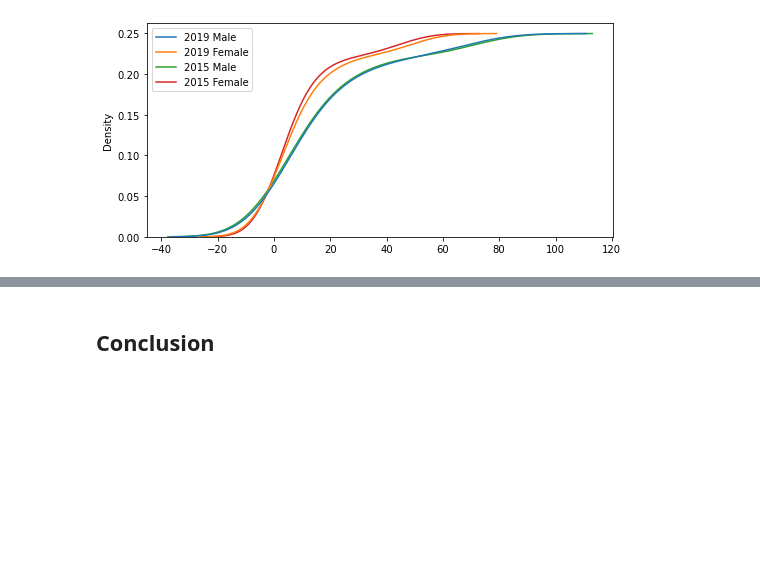
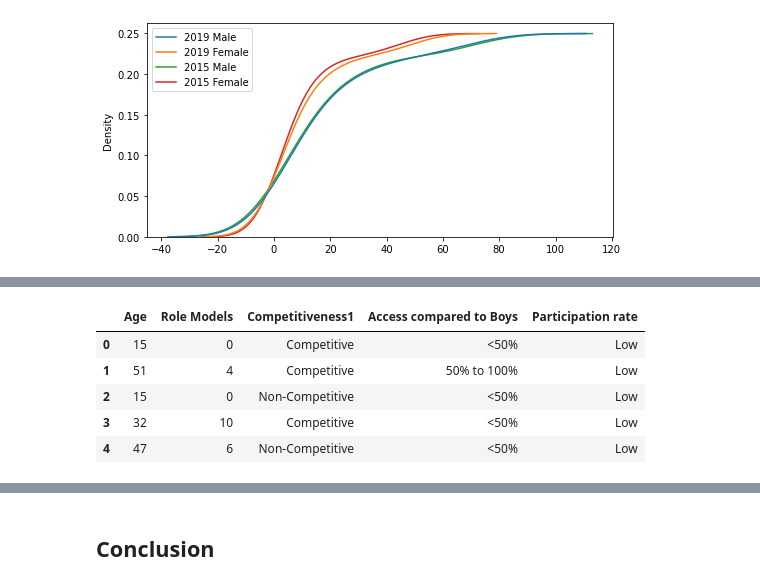
Before and after one commit to Michelleoc/programming-for-data-analysis-project, a Jupyter notebook: project.ipynb, the cells around one changed output, grey strips where cells are left out. Saved outputs shown, nothing was run; the diff lists cells and outputs as text; code cells hidden in the pictures; blank space fills up the shorter version.

```diff
--- a/project.ipynb
+++ b/project.ipynb
@@ -473,5 +571,4 @@ dfgirls
 # %%
-# Create a file path for the pandas data
-pathdfgirls = 'data/girlsdata_' + nowstr + '.csv'
-# Save pandas data frame to disk before removing the duplicated rows
-dfgirls.to_csv(pathdfgirls)
+dfgirls['Role Model category'] = dfallround1['points_r1_2021']-dfallround1['points_r1_2020']
+dfgirls['Competitiveness category'] = dfallround1['points_r1_2021']-dfallround1['points_r1_2019']
+dfgirls['Access Category'] = dfallround1['points_r1_2020']-dfallround1['points_r1_2019']
@@ -490,0 +575,39 @@ dfgirls.head()
+# %%
+# https://github.com/SimonMcLain/GMIT-Programming-for-Data-Analysis-Project/blob/master/PDA%20Project%202018.ipynb
+
+#Define a function that assigns participation rate based on the output of the other functions
+def participation_rate(row):
+    if row['Competitiveness1'] == 'Competitive':
+        return 'Low'
+    if row['Access compared to Boys'] == '<50%':
+        return 'Low'
+    if row['Role Models'] < 2:
+        return 'Low'
+    if row['Competitiveness1'] == 'Non-Competitive' and row['Access compared to Boys'] == '<50%' and row['Role Models'] < 2:
+        return 'Average'
+    if row['Competitiveness1'] == 'Competitive' and row['Access compared to Boys'] == '50% to 100%' and row['Role Models'] < 2:
+        return 'Average'
+    if row['Competitiveness1'] == 'Competitive' and row['Access compared to Boys'] == '<50%' and row['Role Models'] > 2:
+        return 'Average'
+    if row['Competitiveness1'] == 'Non-Competitive' and row['Access compared to Boys'] == '50% to 100%' and row['Role Models'] < 2:
+        return 'Average'
+    if row['Competitiveness1'] == 'Non-Competitive' and row['Access compared to Boys'] == '<50%' and row['Role Models'] > 2:
+        return 'Average'
+    if row['Competitiveness1'] == 'Competitive' and row['Access compared to Boys'] == '50% to 100%' and row['Role Models'] > 2:
+        return 'Average'
+    if row['Competitiveness1'] == 'Non-Competitive' and row['Access compared to Boys'] == '50% to 100%' and row['Role Models'] > 2:
+        return 'High'
+    if row['Competitiveness1'] == 'Non-Competitive' and row['Access compared to Boys'] == 'Equal' and row['Role Models'] > 2:
+        return 'High'
+    else:
+        return 'Normal'
+
+dfgirls['Participation rate'] = dfgirls.apply(lambda row: participation_rate(row), axis=1)
+dfgirls.head()
+# %% [output]
+|  | Age | Role Models | Competitiveness1 | Access compared to Boys | Participation rate |
+| 0 | 15 | 0 | Competitive | <50% | Low |
+| 1 | 51 | 4 | Competitive | 50% to 100% | Low |
+| 2 | 15 | 0 | Non-Competitive | <50% | Low |
+| 3 | 32 | 10 | Competitive | <50% | Low |
+| 4 | 47 | 6 | Non-Competitive | <50% | Low |
```
Also changed, not shown: parts of 20 cells of this notebook, 4 other files.
